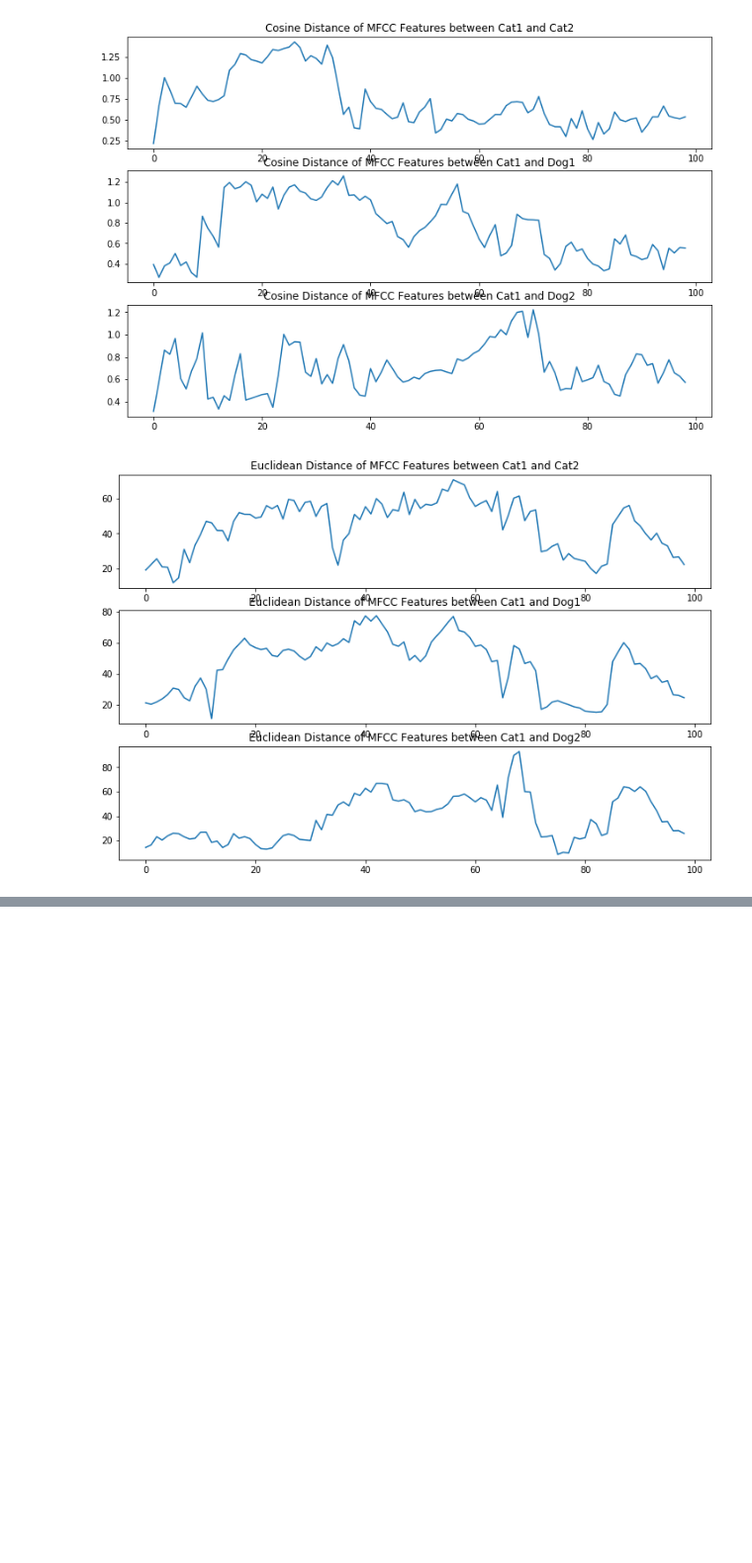
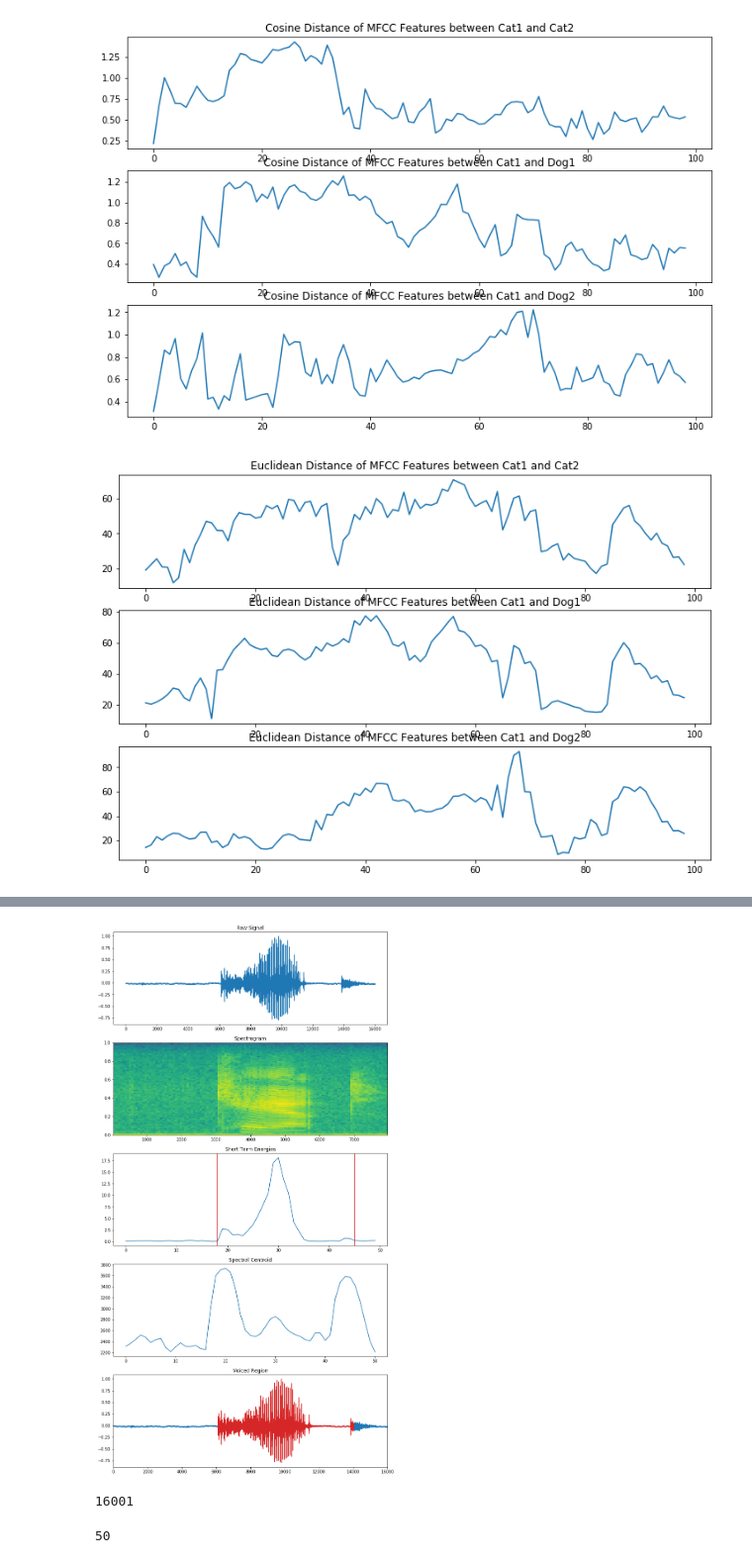
Before and after one commit to UBC-OpenRobotics/Francisco, a Jupyter notebook: speech_recognition/Voice MFCC and Correlation.ipynb, the cells around one changed output, grey strips where cells are left out. Shown at 99% size. Saved outputs shown, nothing was run; the diff lists cells and outputs as text; code cells hidden in the pictures; blank space fills up the shorter version.

Commit message:
updated notebook with speech localization

```diff
--- a/speech_recognition/Voice MFCC and Correlation.ipynb
+++ b/speech_recognition/Voice MFCC and Correlation.ipynb
@@ -117,0 +167,79 @@ plt.show()
+# %%
+cat1= './speech_dataset/cat/004ae714_nohash_0.wav'
+
+fs, signal = wavfile.read(cat1)
+
+signal = signal/float(max(abs(signal)))
+spg = spectrogram(signal)
+
+sampsPerMilli = int(fs / 1000)
+millisPerFrame = 20
+sampsPerFrame = sampsPerMilli * millisPerFrame
+nFrames = int(len(signal) / sampsPerFrame)
+
+#short term energy
+STEs = []
+for k in range(nFrames):
+    startIdx = k * sampsPerFrame
+    stopIdx = startIdx + sampsPerFrame
+    window = np.zeros(signal.shape)
+    window[startIdx:stopIdx] = 1
+    ste = sum((signal ** 2) * (window ** 2))
+    STEs.append(ste)
+
+#Find voiced signal
+voiced = 0
+i_start = 0
+i_end = 0
+STEthresh = 0.3
+for i in range(len(STEs)):
+    ste = STEs[i]
+
+    if ste > STEthresh:
+        if not voiced:
+            i_start = i
+            voiced=1
+        i_end = i
+
+start =signal[:i_start*sampsPerFrame]
+end =signal[i_end*sampsPerFrame:]
+voiced = signal[i_start*sampsPerFrame:i_end*sampsPerFrame]
+
+spectralCentroid = librosa.feature.spectral_centroid(signal,sr=fs, hop_length=len(signal)/nFrames)
+
+fig, ax = plt.subplots(5)
+fig.set_facecolor('w')
+fig.set_size_inches(12,24)
+
+ax[0].plot(signal)
+ax[0].set_title('Raw Signal')
+
+ax[1].specgram(signal, Fs=2)
+ax[1].set_title('Spectrogram')
+
+ax[2].plot(STEs)
+ax[2].set_title('Short Term Energies')
+ax[2].axvline(i_start-1, color='C3')
+ax[2].axvline(i_end+1, color='C3')
+
+ax[3].plot(spectralCentroid[0])
+ax[3].set_title('Spectral Centroid')
+
+x = np.arange(len(signal))
+ax[4].set_xlim(0,len(signal))
+ax[4].plot(x[0:i_start*sampsPerFrame],start)
+ax[4].plot(x[i_start*sampsPerFrame:i_end*sampsPerFrame],voiced, color='C3')
+ax[4].plot(x[i_end*sampsPerFrame:],end, color = 'C0')
+ax[4].set_title("Voiced Region")
+
+plt.show()
+# %% [output]
+[figure, added]
+# %%
+len(spectralCentroid[0])
+# %% [output]
+16001
+# %%
+nFrames
+# %% [output]
+50
```
Also changed, not shown: parts of 5 cells of this notebook.
